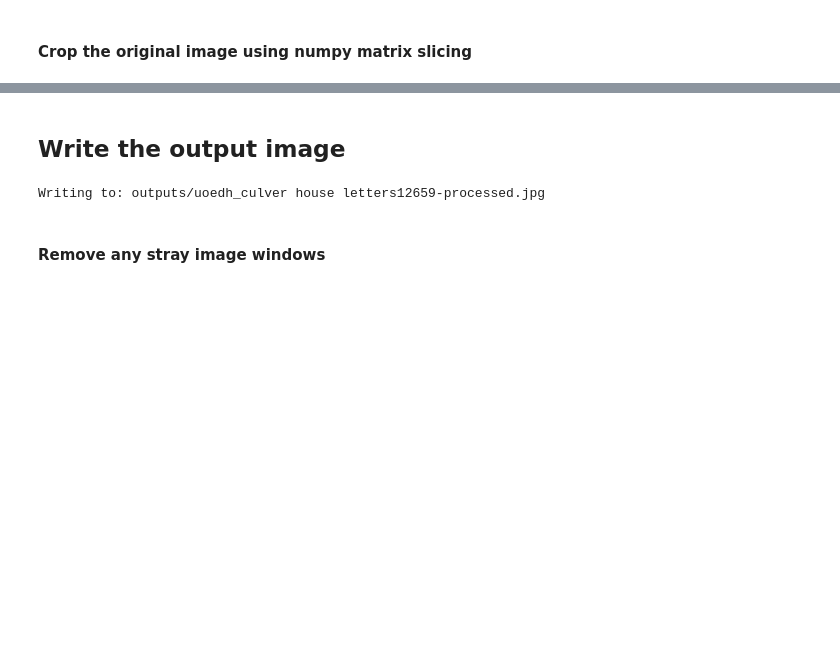
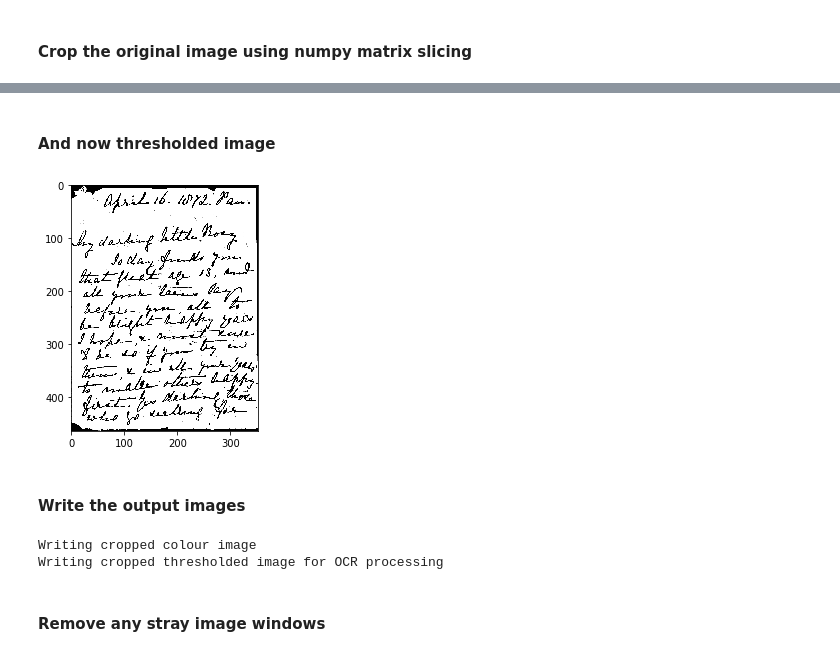
Before and after one commit to gbstringer/python-improc, a Jupyter notebook: remove_margins.ipynb, the cells around one changed output, grey strips where cells are left out. Saved outputs shown, nothing was run; the diff lists cells and outputs as text; code cells hidden in the pictures; blank space fills up the shorter version.

```diff
--- a/remove_margins.ipynb
+++ b/remove_margins.ipynb
@@ -154,10 +147,20 @@ showimage(crop)
+# %% [markdown]
+#### And now thresholded image
+# %%
+cropocr = thresh[y:y+h,x:x+w]
+showimage(cropocr)
+# %% [output]
+[figure, added]
 # %% [markdown]
-## Write the output image
+#### Write the output images
-# %%
-print('Writing to: '+'outputs/'+fname+'-processed.jpg')
-result = cv.imwrite(img=crop, filename='outputs/'+fname+'-cropped.jpg')
-# %% [output]
-Writing to: outputs/uoedh_culver house letters12659-processed.jpg
+# %%
+print('Writing cropped colour image')
+_ = cv.imwrite(img=crop,filename='outputs/'+fname+'-cropped.jpg')
+print('Writing cropped thresholded image for OCR processing')
+result = cv.imwrite(img=cropocr, filename='outputs/'+fname+'-thresholded.jpg')
+# %% [output]
+Writing cropped colour image
+Writing cropped thresholded image for OCR processing
 # %% [markdown]
 #### Remove any stray image windows
 # %%
```
Also changed, not shown: parts of 6 cells of this notebook.
